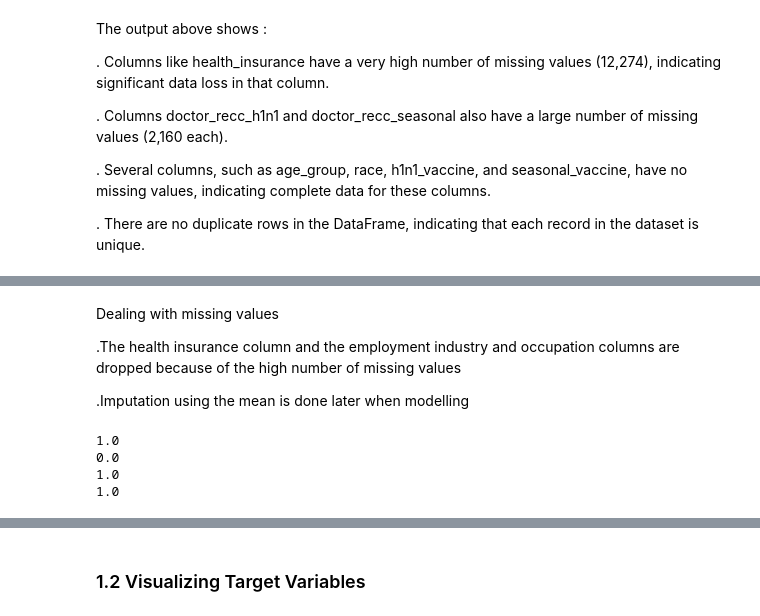
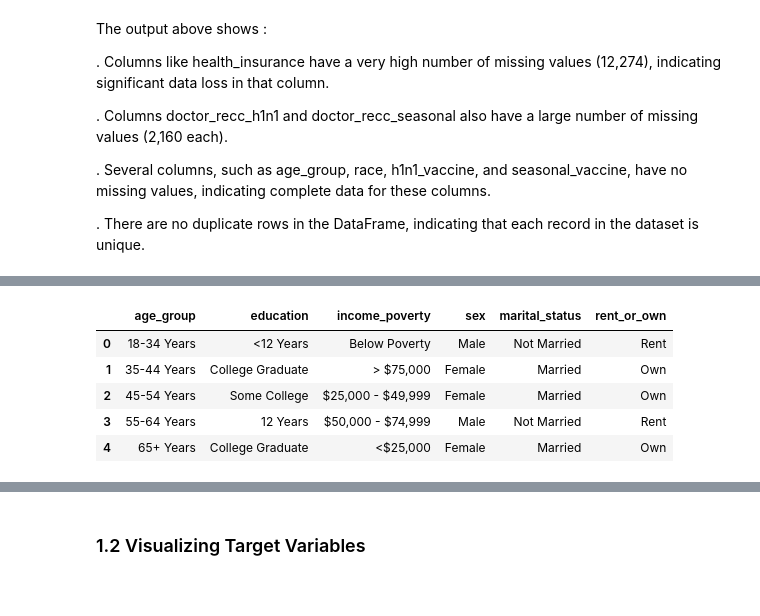
Before and after one commit to sophline/Vaccination_prediction, a Jupyter notebook: prediction.ipynb, the cells around one changed output, grey strips where cells are left out. Drawn from its saved outputs; the diff is of its cells as text; code cells hidden in the pictures.

```diff
--- a/prediction.ipynb
+++ b/prediction.ipynb
@@ -277,0 +292,23 @@ The output above shows :
+# %%
+
+for column in df1.columns:
+    df1[column].fillna(df1[column].mode()[0], inplace=True)
+
+for column in df2.columns:
+    df2[column].fillna(df2[column].mode()[0], inplace=True)
+    # Apply handle_missing_values function to train features
+train_features_cleaned = handle_missing_values(train_features)
+
+# Apply handle_missing_values function to test features
+test_features_cleaned = handle_missing_values(test_features)
+
+# Check the shape of the DataFrame
+print(df1.shape)
+print(df2.shape)
+
+# Check for missing values in the DataFrame
+print("Missing values in df1:")
+print(df1.isnull().sum())
+
+print("Missing values in df2:")
+print(df2.isnull().sum())
@@ -278,3 +333,12 @@ The output above shows :
+# %%
+train_features_cleaned
+# %% [output]
+|  | age_group | education | income_poverty | sex | marital_status | rent_or_own |
+| 0 | 18-34 Years | <12 Years | Below Poverty | Male | Not Married | Rent |
+| 1 | 35-44 Years | College Graduate | > $75,000 | Female | Married | Own |
+| 2 | 45-54 Years | Some College | $25,000 - $49,999 | Female | Married | Own |
+| 3 | 55-64 Years | 12 Years | $50,000 - $74,999 | Male | Not Married | Rent |
+| 4 | 65+ Years | College Graduate | <$25,000 | Female | Married | Own |
 # %%
 # Merge the training labels and training features
 B = df_labelf
@@ -290,10 +354,3 @@ Data.head()
 | 3 | 3 | 1.0 | 1.0 | 0.0 | 1.0 | ... |
 | 4 | 4 | 2.0 | 1.0 | 0.0 | 1.0 | ... |
 5 rows × 38 columns
-# %% [markdown]
-Dealing with missing values
-
-
-.The health insurance column and the employment industry and occupation columns are dropped because of the high number of missing values
-
-.Imputation using the mean is done later when modelling
@@ -309,12 +356,0 @@ df_test = df_testf.drop('employment_occupation',axis=1)
-# %%
-#Perform data imputation for numerical columns
-print(np.round(df2['household_children'].mean()))
-print(np.round(df1['household_children'].mode()[0]))
-
-print(np.round(df2['household_adults'].mean()))
-print(np.round(df1['household_adults'].mode()[0]))
-# %% [output]
-1.0
-0.0
-1.0
-1.0
```
Also changed, not shown: parts of 11 cells of this notebook.
